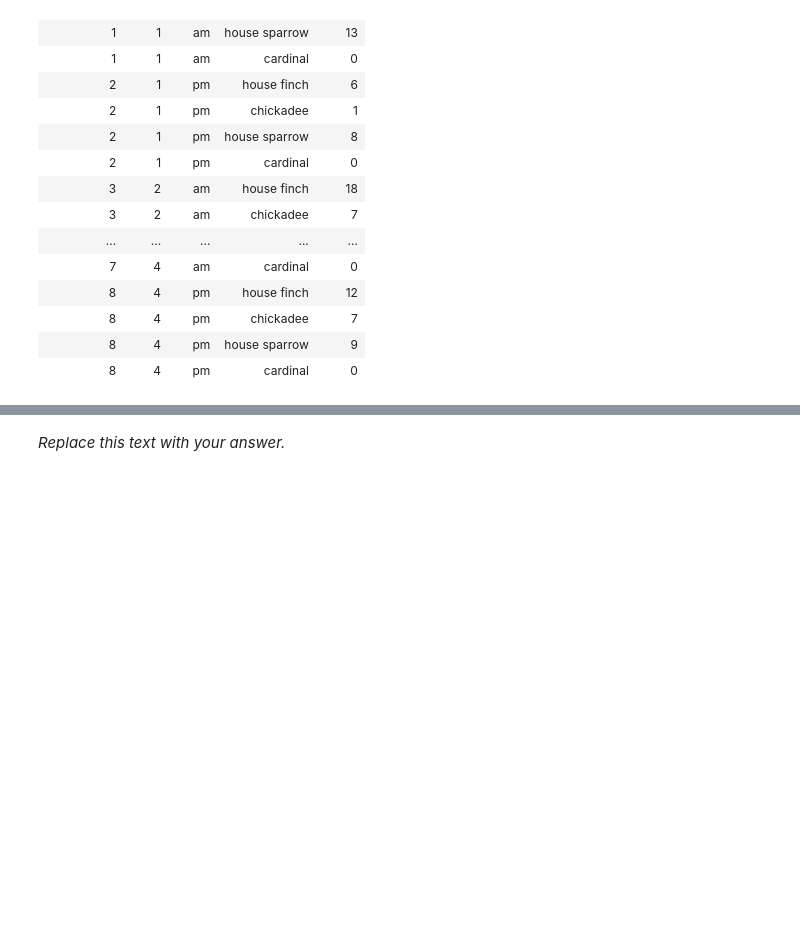
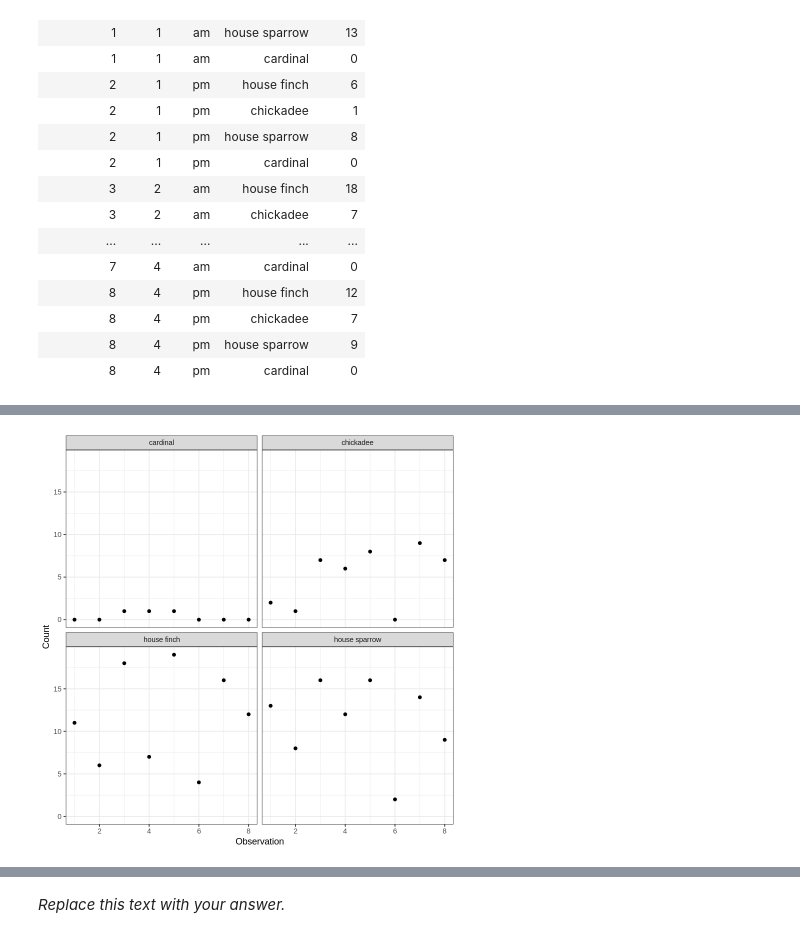
Before and after one commit to KaraNuss/coding-intro, a Jupyter notebook: Getting_Started.ipynb, the cells around one changed output, grey strips where cells are left out. Cells and saved outputs as stored; diff of their text form; code cells hidden in the pictures; blank space fills up the shorter version.

```diff
--- a/Getting_Started.ipynb
+++ b/Getting_Started.ipynb
@@ -90,6 +91,6 @@ You can double-check yourself by creating a new code cell and typing answer so t
 # %% [markdown]
 We want to import some data that we can begin to analyze. The code below will access a data file I posted to a website. Soon, you will learn how to upload your own data files from Excel or Google Sheets. Run the cell below. Note that you won't see any **output** once the cell has run, but you will see a number in the brackets on the left side.
 # %%
-birds <- read.csv(url("https://raw.githubusercontent.com/KaraNuss/coding-intro/refs/heads/main/bird_observations.csv"))
+birds <- read.csv(url("https://raw.githubusercontent.com/KaraNuss/coding-intro/refs/heads/main/BirdFeederData.csv"))
 # %% [markdown]
 In the cell above, we brought in our dataset and saved it under the name birds. To do that, we used the assignment arrow you saw above. Notice that we can assign individual values or whole datasets to a name. You can now **add** a new cell for Code, by clicking on **+ Code** at the top left. Type birds (make sure not to capitalize) and **run** the cell to see our dataset.
@@ -125,0 +148,7 @@ Run the cell below and then describe what **glimpse** does. What information doe
+# %%
+ggplot(birds, aes(x=Observation, y = Count)) +
+  geom_point() +
+  facet_wrap(~Species) +
+  theme_bw()
+# %% [output]
+[figure, added]
```
Also changed, not shown: parts of 69 cells of this notebook.
